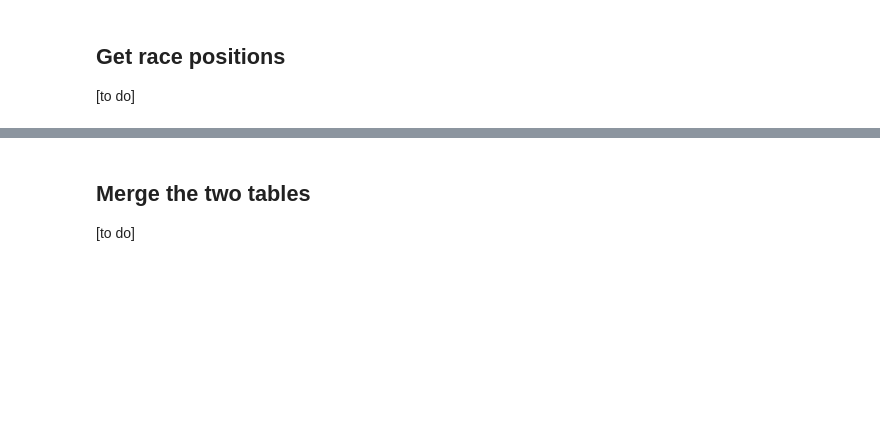
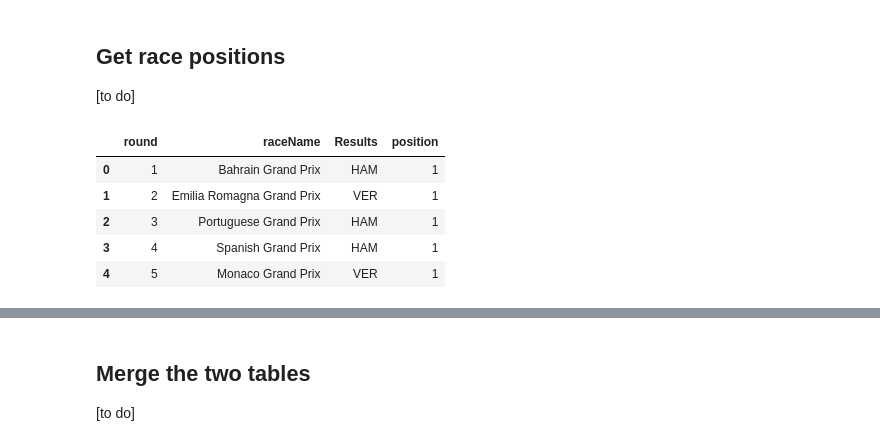
Before and after one commit to brianmulyadi/quali-race-comparison, a Jupyter notebook: quali-race.ipynb, the cells around one changed output, grey strips where cells are left out. Drawn from its saved outputs; the diff is of its cells as text; code cells hidden in the pictures; blank space fills up the shorter version.

```diff
--- a/quali-race.ipynb
+++ b/quali-race.ipynb
@@ -49,0 +68,10 @@ ax.set_title('Check for empty qualifying data');
+# %%
+race_df = race_df[['round', 'raceName', 'Results', 'position']]
+race_df.head()
+# %% [output]
+|  | round | raceName | Results | position |
+| 0 | 1 | Bahrain Grand Prix | HAM | 1 |
+| 1 | 2 | Emilia Romagna Grand Prix | VER | 1 |
+| 2 | 3 | Portuguese Grand Prix | HAM | 1 |
+| 3 | 4 | Spanish Grand Prix | HAM | 1 |
+| 4 | 5 | Monaco Grand Prix | VER | 1 |
```
Also changed, not shown: parts of 2 cells of this notebook.
